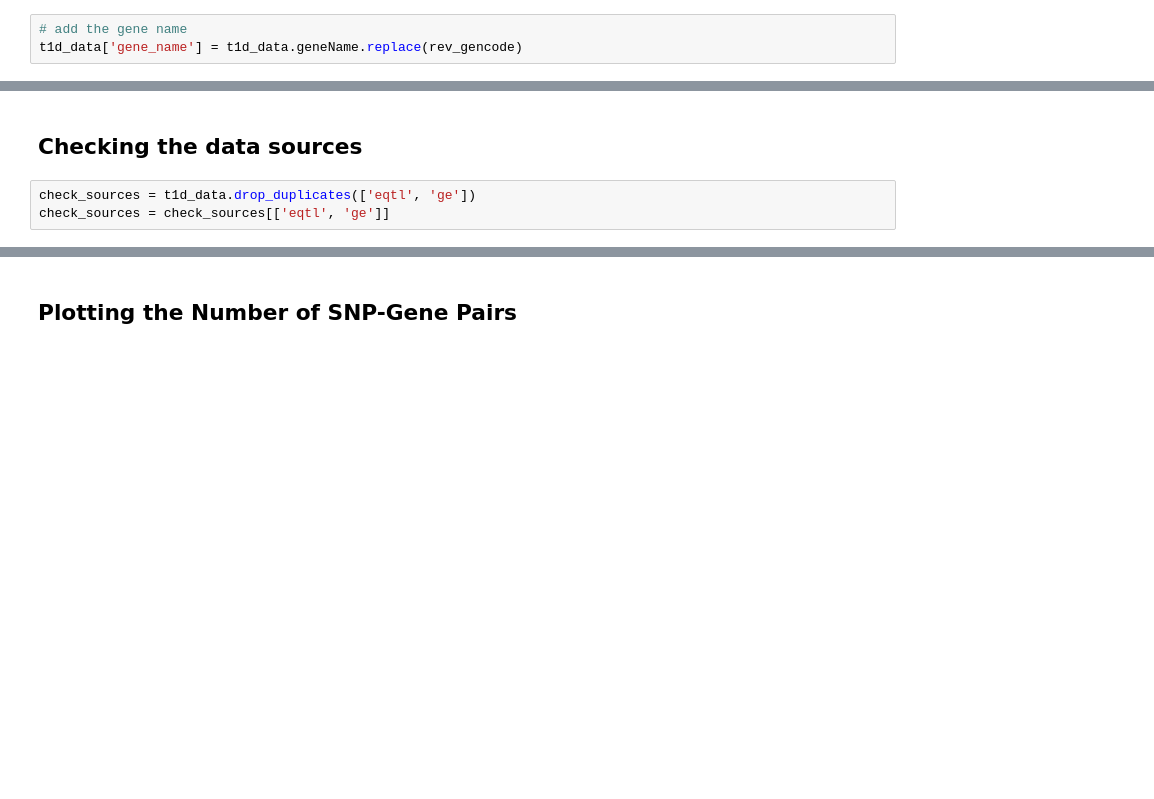
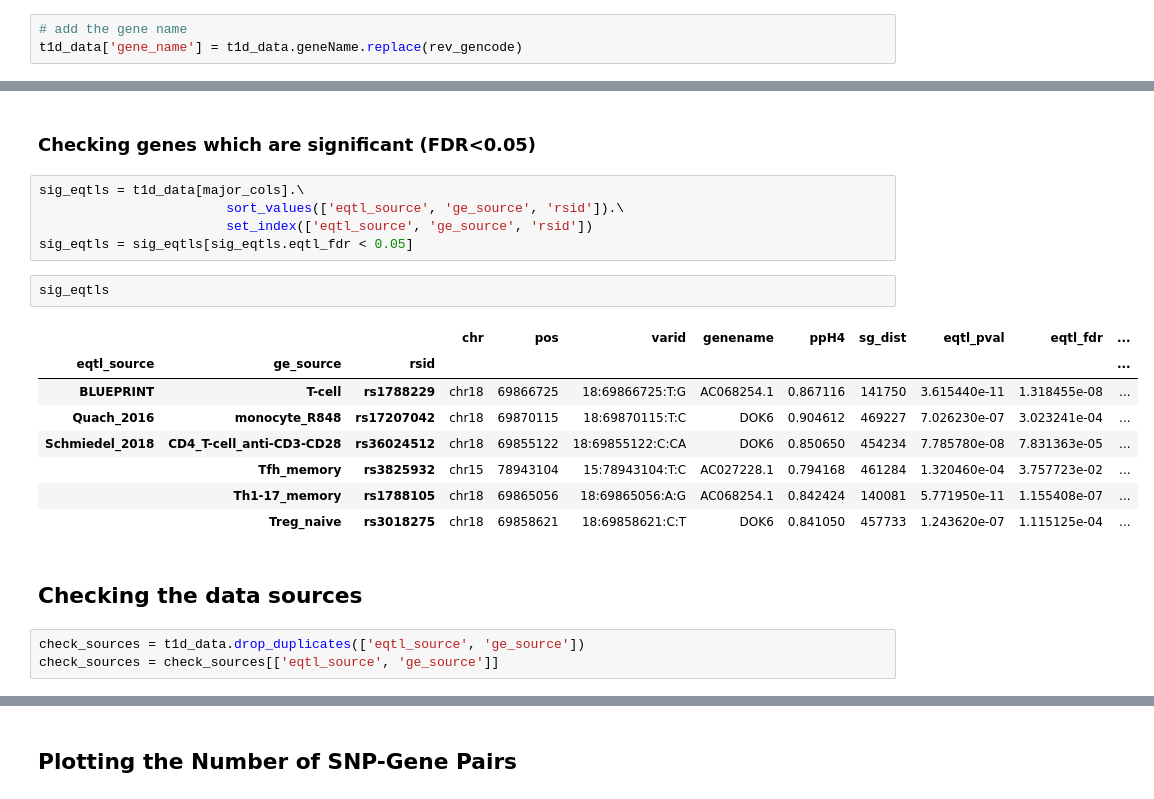
Before and after one commit to joreynajr/dchallenge, a Jupyter notebook: workflow/notebooks/exploratory/Colocalization_with_eQTL_Catalog_No_Filter.ipynb, the cells around one changed output, grey strips where cells are left out. Drawn from its saved outputs; the diff is of its cells as text; blank space fills up the shorter version.

```diff
--- a/workflow/notebooks/exploratory/Colocalization_with_eQTL_Catalog_No_Filter.ipynb
+++ b/workflow/notebooks/exploratory/Colocalization_with_eQTL_Catalog_No_Filter.ipynb
@@ -76,7 +100,25 @@ array(['AC068254.1', 'DOK6', 'AC027228.1'], dtype=object)
+# %% [markdown]
+### Checking genes which are significant (FDR<0.05)
+# %%
+sig_eqtls = t1d_data[major_cols].\
+                        sort_values(['eqtl_source', 'ge_source', 'rsid']).\
+                        set_index(['eqtl_source', 'ge_source', 'rsid'])
+sig_eqtls = sig_eqtls[sig_eqtls.eqtl_fdr < 0.05]
+# %%
+sig_eqtls
+# %% [output]
+|  |  |  | chr | pos | varid | genename | ppH4 | sg_dist | eqtl_pval | eqtl_fdr | ... |
+| eqtl_source | ge_source | rsid |  |  |  |  |  |  |  |  | ... |
+| BLUEPRINT | T-cell | rs1788229 | chr18 | 69866725 | 18:69866725:T:G | AC068254.1 | 0.867116 | 141750 | 3.615440e-11 | 1.318455e-08 | ... |
+| Quach_2016 | monocyte_R848 | rs17207042 | chr18 | 69870115 | 18:69870115:T:C | DOK6 | 0.904612 | 469227 | 7.026230e-07 | 3.023241e-04 | ... |
+| Schmiedel_2018 | CD4_T-cell_anti-CD3-CD28 | rs36024512 | chr18 | 69855122 | 18:69855122:C:CA | DOK6 | 0.850650 | 454234 | 7.785780e-08 | 7.831363e-05 | ... |
+|  | Tfh_memory | rs3825932 | chr15 | 78943104 | 15:78943104:T:C | AC027228.1 | 0.794168 | 461284 | 1.320460e-04 | 3.757723e-02 | ... |
+|  | Th1-17_memory | rs1788105 | chr18 | 69865056 | 18:69865056:A:G | AC068254.1 | 0.842424 | 140081 | 5.771950e-11 | 1.155408e-07 | ... |
+|  | Treg_naive | rs3018275 | chr18 | 69858621 | 18:69858621:C:T | DOK6 | 0.841050 | 457733 | 1.243620e-07 | 1.115125e-04 | ... |
 # %% [markdown]
 ## Checking the data sources
 # %%
-check_sources = t1d_data.drop_duplicates(['eqtl', 'ge'])
-check_sources = check_sources[['eqtl', 'ge']]
+check_sources = t1d_data.drop_duplicates(['eqtl_source', 'ge_source'])
+check_sources = check_sources[['eqtl_source', 'ge_source']]
 # %%
 pd.set_option('display.max_rows', 100)
```
Also changed, not shown: parts of 30 cells of this notebook.
